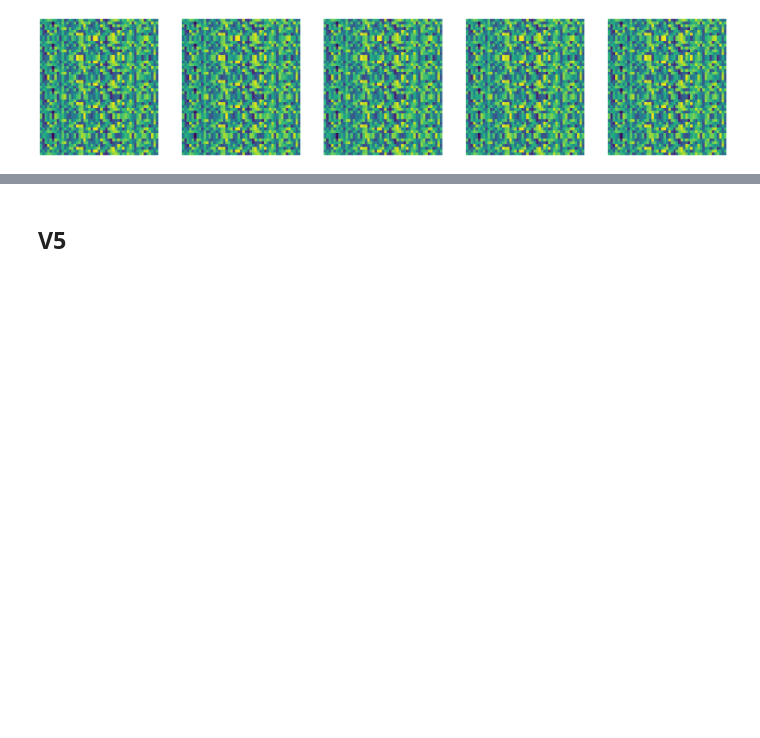
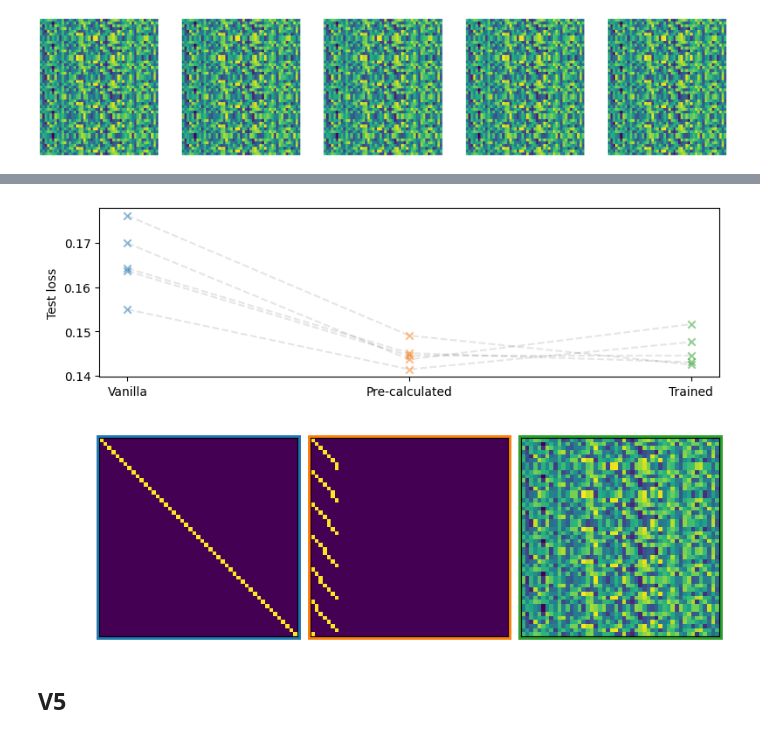
Before and after one commit to elidub/SymPDE, a Jupyter notebook: notebooks_symlie/results.ipynb, the cells around one changed output, grey strips where cells are left out. Cells and saved outputs as stored; diff of their text form; code cells hidden in the pictures; blank space fills up the shorter version.

Commit message:
analaysis sine1d predict

```diff
--- a/notebooks_symlie/results.ipynb
+++ b/notebooks_symlie/results.ipynb
@@ -127,0 +136,7 @@ Found run_id wqmfolq3
+# %%
+d = df[df['tags'].astype(str).str.contains('sine1d-predict')].reset_index(drop=True)
+
+d = d[['net', 'seed', 'test_loss']].sort_values(by=['net', 'seed']).reset_index(drop=True).pivot(index='seed', columns='net', values='test_loss')
+d = d.rename(columns={'Predict-CalculatedP': 'Pre-calculated', 'Predict-NoneP': 'Vanilla', 'Predict-TrainedP': 'Trained'})
+d = d[['Vanilla', 'Pre-calculated', 'Trained']]
+d
@@ -128,3 +151,40 @@ Found run_id wqmfolq3
+# %%
+fig, axs = plt.subplot_mosaic("AAA;BCD", figsize = (8,6), tight_layout = True, gridspec_kw = dict(height_ratios = [0.5, 1]))
+
+ax = axs['A']
+
+for i, (seed, vals) in enumerate(d.iterrows()):
+    ax.plot(vals, label = seed, marker = None, ls = '--', alpha = 0.1, color = 'k')
+
+net_colors = {'Vanilla': 'C0', 'Pre-calculated': 'C1', 'Trained': 'C2'}
+
+
+for i, (net, test_losses) in enumerate(d.T.iterrows()):
+    vals = test_losses.values
+    ax.scatter(np.full_like(vals, i), vals, alpha = 0.5, marker = 'x', color = net_colors[net])
+
+ax.set_xticks(np.arange(len(d.T)), d.T.index)
+ax.set_ylabel('Test loss')
+
+calculated_Ps = {k: v for k, v in CalculatedP(size=7).transform_funcs.items()}
+
+P_plots = [calculated_Ps['none'], calculated_Ps['space_translation'], Ps[0]]
+
+for i, (P, ax_i) in enumerate(zip(P_plots, ['B', 'C', 'D'])):
+    ax = axs[ax_i]
+    ax.imshow(P)
+    # ax.set_axis_off()
+    ax.patch.set_edgecolor(list(net_colors.values())[i])
+
+    ax.patch.set_linewidth(5)
+
+    # Disable ticks
+    ax.set_xticks([])
+    ax.set_yticks([])
+
+plt.show()
+# %% [output]
+[figure, added]
 # %% [markdown]
 ## V5
 # %%
```
Also changed, not shown: parts of 5 cells of this notebook.
